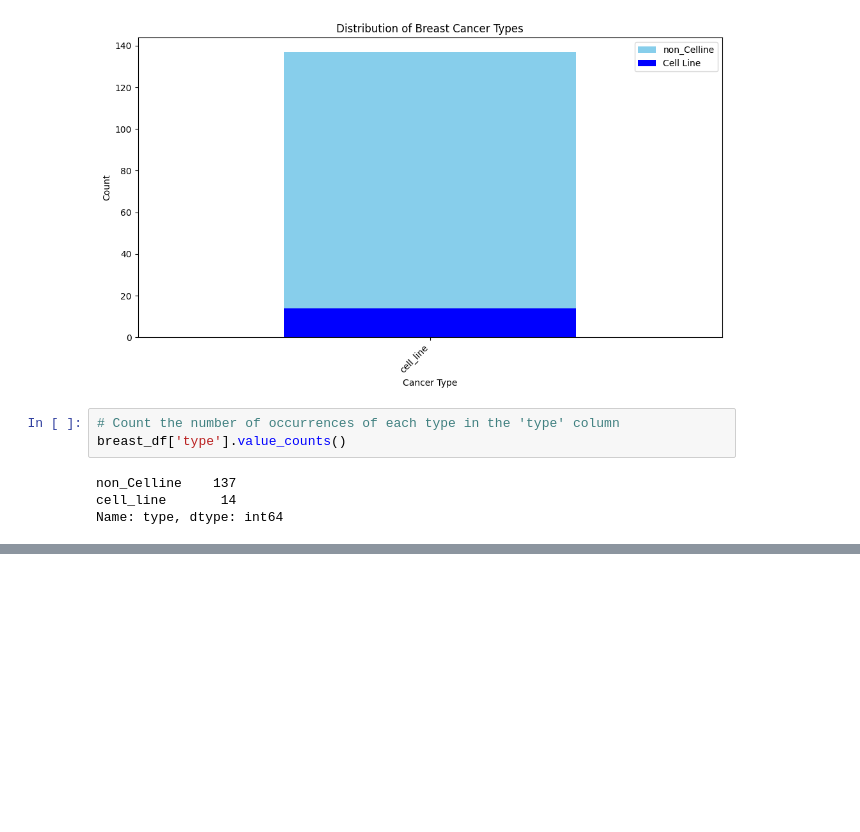
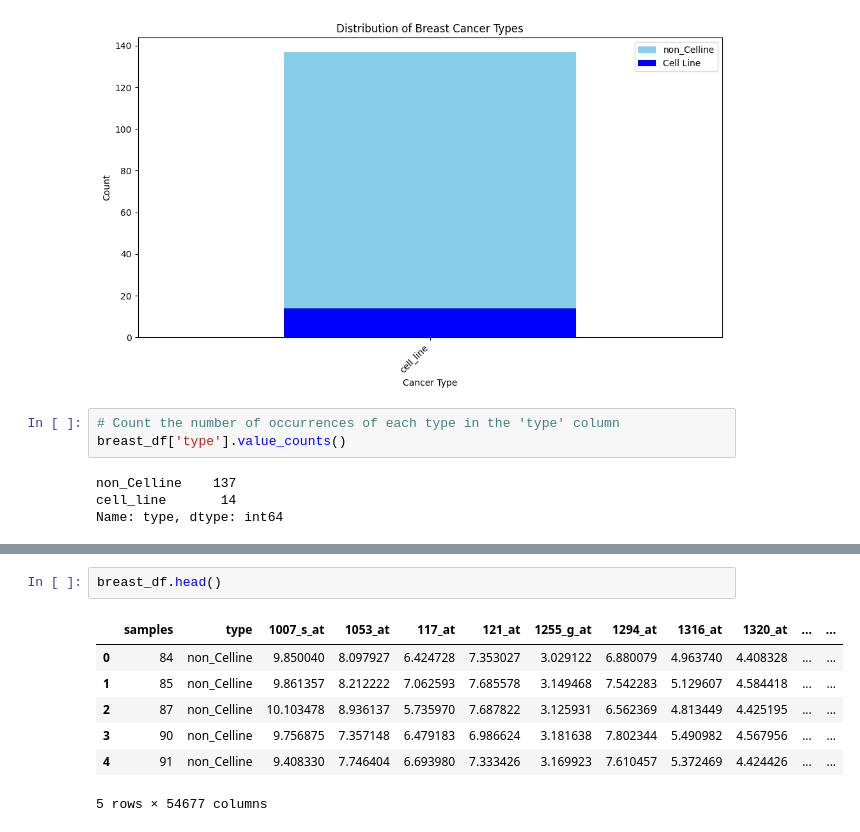
Before and after one commit to 254-KIPSANG/EDA--PYTHON, a Jupyter notebook: project_proposal.ipynb, the cells around one changed output, grey strips where cells are left out. Saved outputs shown, nothing was run; the diff lists cells and outputs as text; blank space fills up the shorter version.

```diff
--- a/project_proposal.ipynb
+++ b/project_proposal.ipynb
@@ -112,0 +137,10 @@ Name: type, dtype: int64
+# %%
+breast_df.head()
+# %% [output]
+|  | samples | type | 1007_s_at | 1053_at | 117_at | 121_at | 1255_g_at | 1294_at | 1316_at | 1320_at | ... | ... |
+| 0 | 84 | non_Celline | 9.850040 | 8.097927 | 6.424728 | 7.353027 | 3.029122 | 6.880079 | 4.963740 | 4.408328 | ... | ... |
+| 1 | 85 | non_Celline | 9.861357 | 8.212222 | 7.062593 | 7.685578 | 3.149468 | 7.542283 | 5.129607 | 4.584418 | ... | ... |
+| 2 | 87 | non_Celline | 10.103478 | 8.936137 | 5.735970 | 7.687822 | 3.125931 | 6.562369 | 4.813449 | 4.425195 | ... | ... |
+| 3 | 90 | non_Celline | 9.756875 | 7.357148 | 6.479183 | 6.986624 | 3.181638 | 7.802344 | 5.490982 | 4.567956 | ... | ... |
+| 4 | 91 | non_Celline | 9.408330 | 7.746404 | 6.693980 | 7.333426 | 3.169923 | 7.610457 | 5.372469 | 4.424426 | ... | ... |
+5 rows × 54677 columns
```
Also changed, not shown: parts of 8 cells of this notebook.
